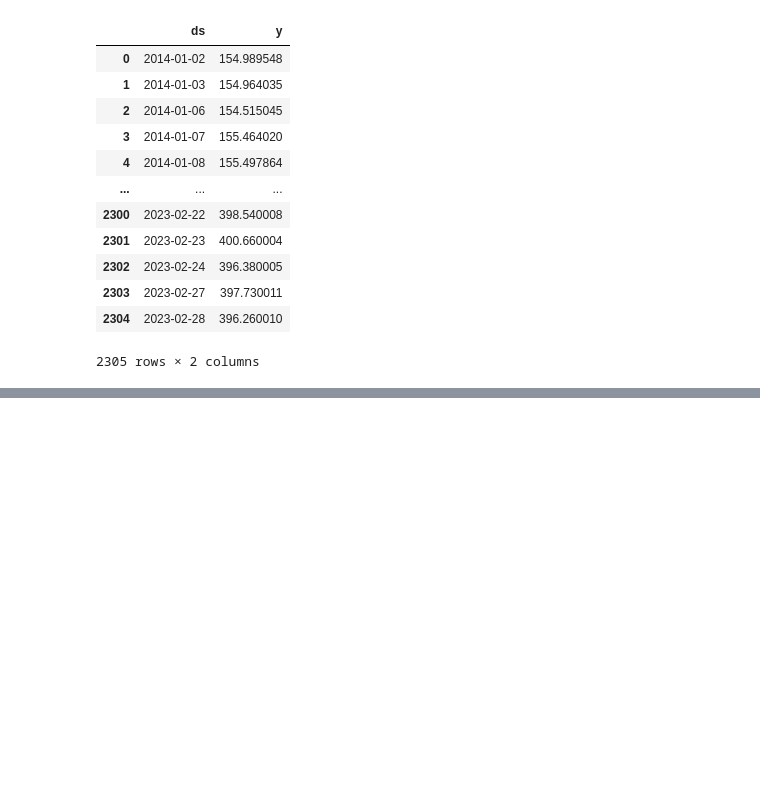
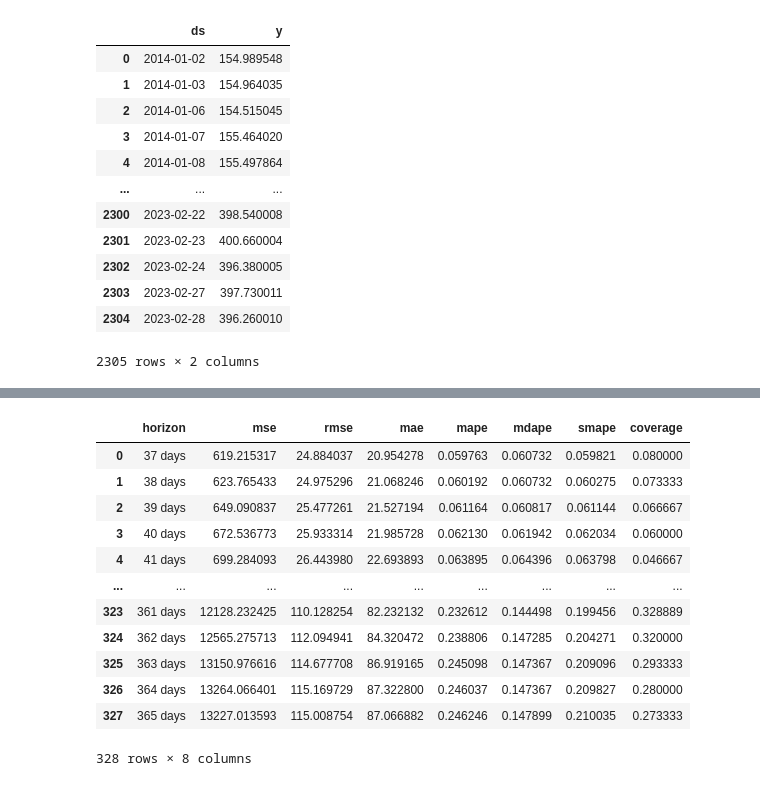
Before and after one commit to briabr/Investment-chat-bot, a Jupyter notebook: test_split_file.ipynb, the cells around one changed output, grey strips where cells are left out. Drawn from its saved outputs; the diff is of its cells as text; code cells hidden in the pictures; blank space fills up the shorter version.

Commit message:
finished the ARIMA+Prophet performance metrics

```diff
--- a/test_split_file.ipynb
+++ b/test_split_file.ipynb
@@ -116,0 +98,16 @@ TypeError: '<' not supported between instances of 'float' and 'Timestamp'
+# %%
+#Performance Metrics
+# Initial training period.
+initial= 2*365
+initial= str(initial)+' days'
+#Period length that we perform the cross validation for.
+period= 2*365
+period=str(period)+' days'
+#Horizon of prediction essentially for each fold.
+horizon = 365
+horizon=str(horizon)+' days'
+fb_cv=cross_validation(m,initial=initial,period=period,
+horizon=horizon)
+# Performance Metrics of fb_cv
+performance_metrics(fb_cv)
+# %% [output]
@@ -117 +120,14 @@ TypeError: '<' not supported between instances of 'float' and 'Timestamp'
+|  | horizon | mse | rmse | mae | mape | mdape | smape | coverage |
+| 0 | 37 days | 619.215317 | 24.884037 | 20.954278 | 0.059763 | 0.060732 | 0.059821 | 0.080000 |
+| 1 | 38 days | 623.765433 | 24.975296 | 21.068246 | 0.060192 | 0.060732 | 0.060275 | 0.073333 |
+| 2 | 39 days | 649.090837 | 25.477261 | 21.527194 | 0.061164 | 0.060817 | 0.061144 | 0.066667 |
+| 3 | 40 days | 672.536773 | 25.933314 | 21.985728 | 0.062130 | 0.061942 | 0.062034 | 0.060000 |
+| 4 | 41 days | 699.284093 | 26.443980 | 22.693893 | 0.063895 | 0.064396 | 0.063798 | 0.046667 |
+| ... | ... | ... | ... | ... | ... | ... | ... | ... |
+| 323 | 361 days | 12128.232425 | 110.128254 | 82.232132 | 0.232612 | 0.144498 | 0.199456 | 0.328889 |
+| 324 | 362 days | 12565.275713 | 112.094941 | 84.320472 | 0.238806 | 0.147285 | 0.204271 | 0.320000 |
+| 325 | 363 days | 13150.976616 | 114.677708 | 86.919165 | 0.245098 | 0.147367 | 0.209096 | 0.293333 |
+| 326 | 364 days | 13264.066401 | 115.169729 | 87.322800 | 0.246037 | 0.147367 | 0.209827 | 0.280000 |
+| 327 | 365 days | 13227.013593 | 115.008754 | 87.066882 | 0.246246 | 0.147899 | 0.210035 | 0.273333 |
+328 rows × 8 columns
 # %%
```
Also changed, not shown: parts of 11 cells of this notebook, 1 other file.
